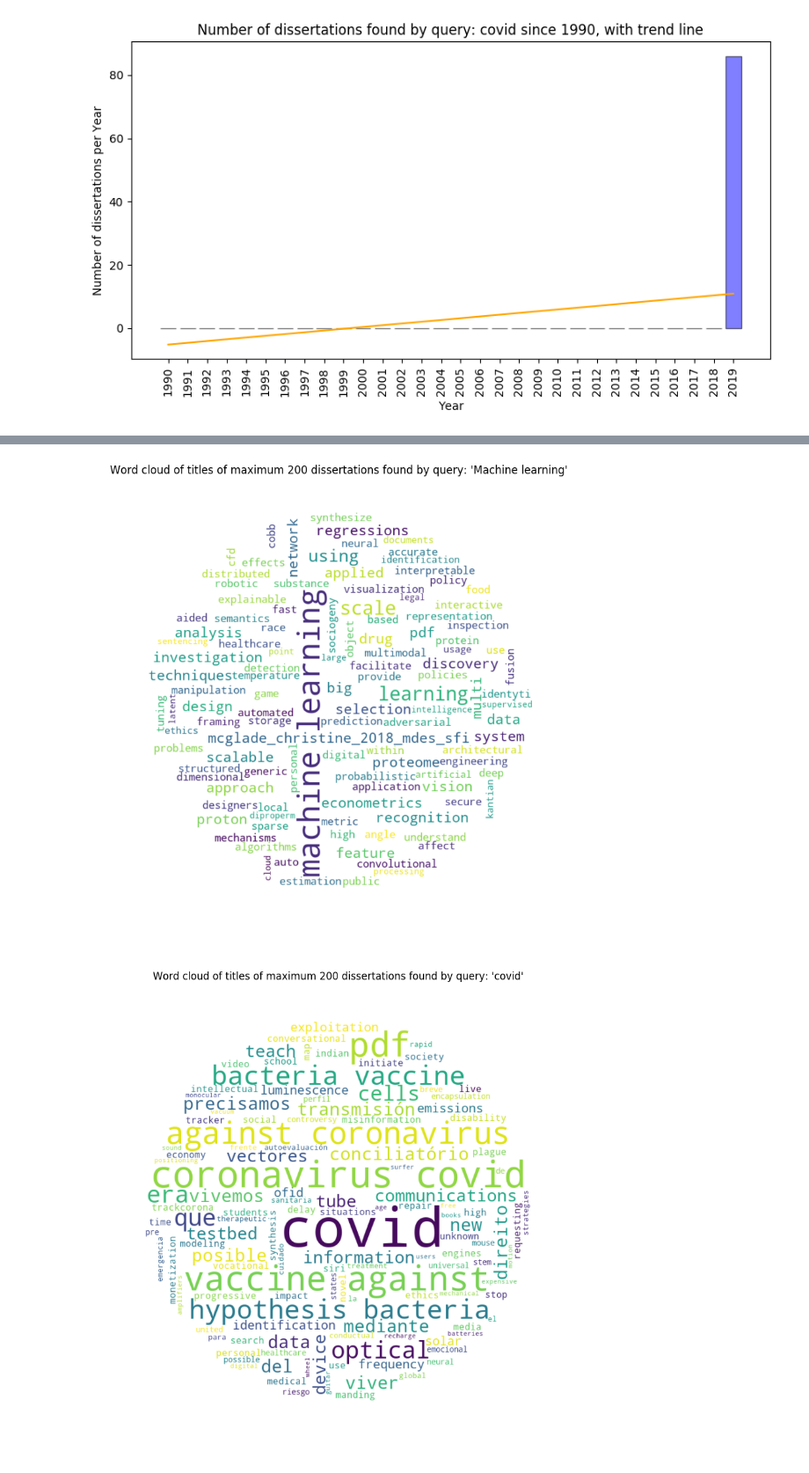
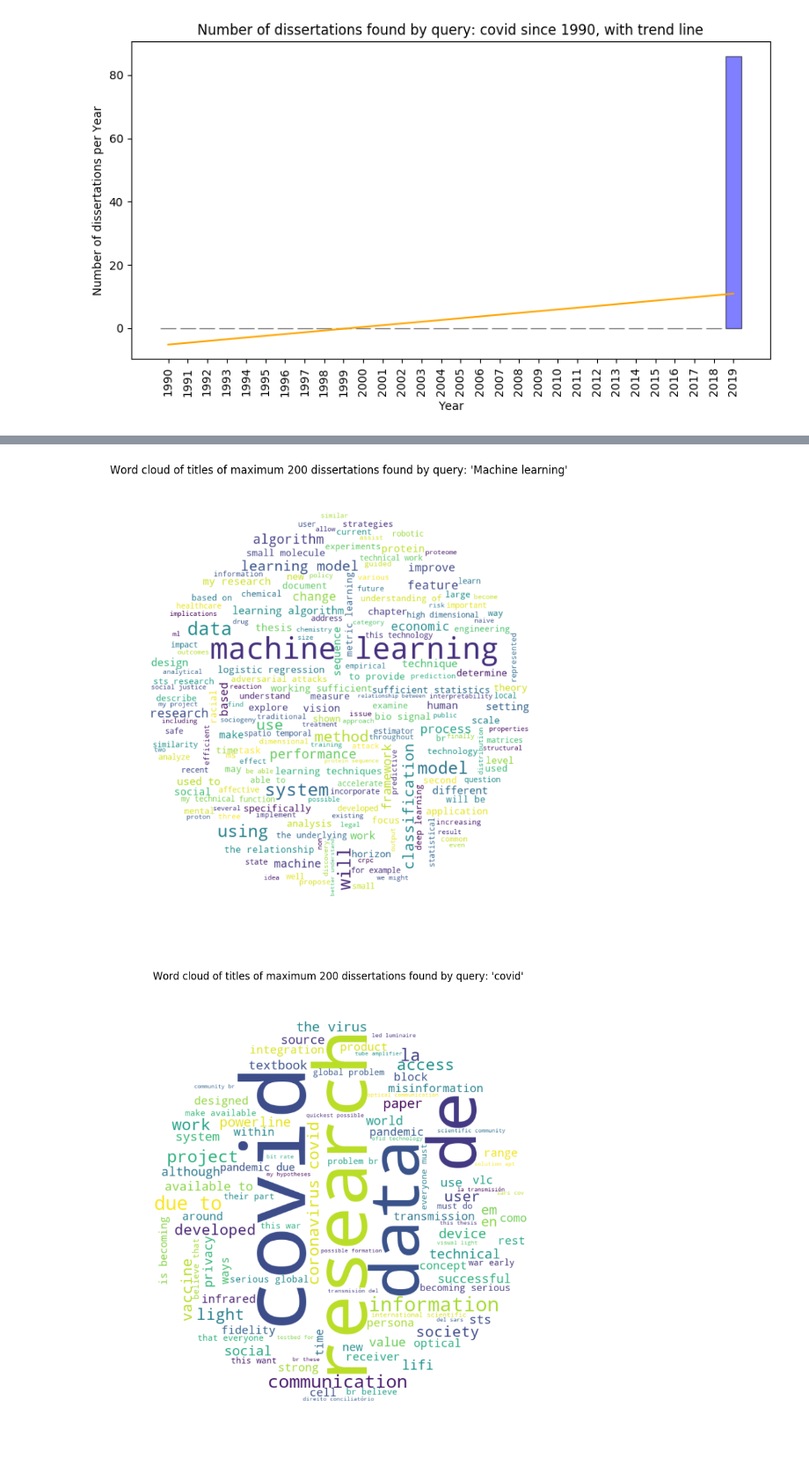
Before and after one commit to datacite/pidgraph-notebooks-python, a Jupyter notebook: user-story-5-dissertations/py-dissertations.ipynb, the cells around one changed output, grey strips where cells are left out. Shown at 88% size. Cells and saved outputs as stored; diff of their text form; code cells hidden in the pictures.

Commit message:
On Martin's request, 1. hid output of the initial python packages install cell; 2. Added dissertation descriptions to the wordclouds

```diff
--- a/user-story-5-dissertations/py-dissertations.ipynb
+++ b/user-story-5-dissertations/py-dissertations.ipynb
@@ -61,6 +44,9 @@ query = gql("""query getDissertationsByquery(
       titles {
         title
       }
+      descriptions {
+         description
+      }
       versionOfCount
       identifiers {
         identifier
@@ -86,6 +72,9 @@ query = gql("""query getDissertationsByquery(
       id
       titles {
         title
+      }
+      descriptions {
+         description
       }
       versionOfCount
       identifiers {
@@ -113,6 +102,9 @@ query = gql("""query getDissertationsByquery(
       titles {
         title
       }
+      descriptions {
+         description
+      }
       versionOfCount
       identifiers {
         identifier
@@ -203,6 +195,8 @@ for query in ['flatline_query', 'long_term_fall_query', 'sharp_growth_query']:
     for r in dissertations['nodes']:
         for title in r['titles']:
             tokens = [t.lower() for t in str(title['title']).split()]
+        for title in r['descriptions']:
+            tokens = [t.lower() for t in str(title['description']).split()]
         titleWords += tokens
 
     x, y = np.ogrid[:800, :800]
@@ -226,2 +220,2 @@ for query in ['flatline_query', 'long_term_fall_query', 'sharp_growth_query']:
-[figure, old version]
+[figure, new version]
-[figure, old version]
+[figure, new version]
```
Also changed, not shown: parts of 3 cells of this notebook.
